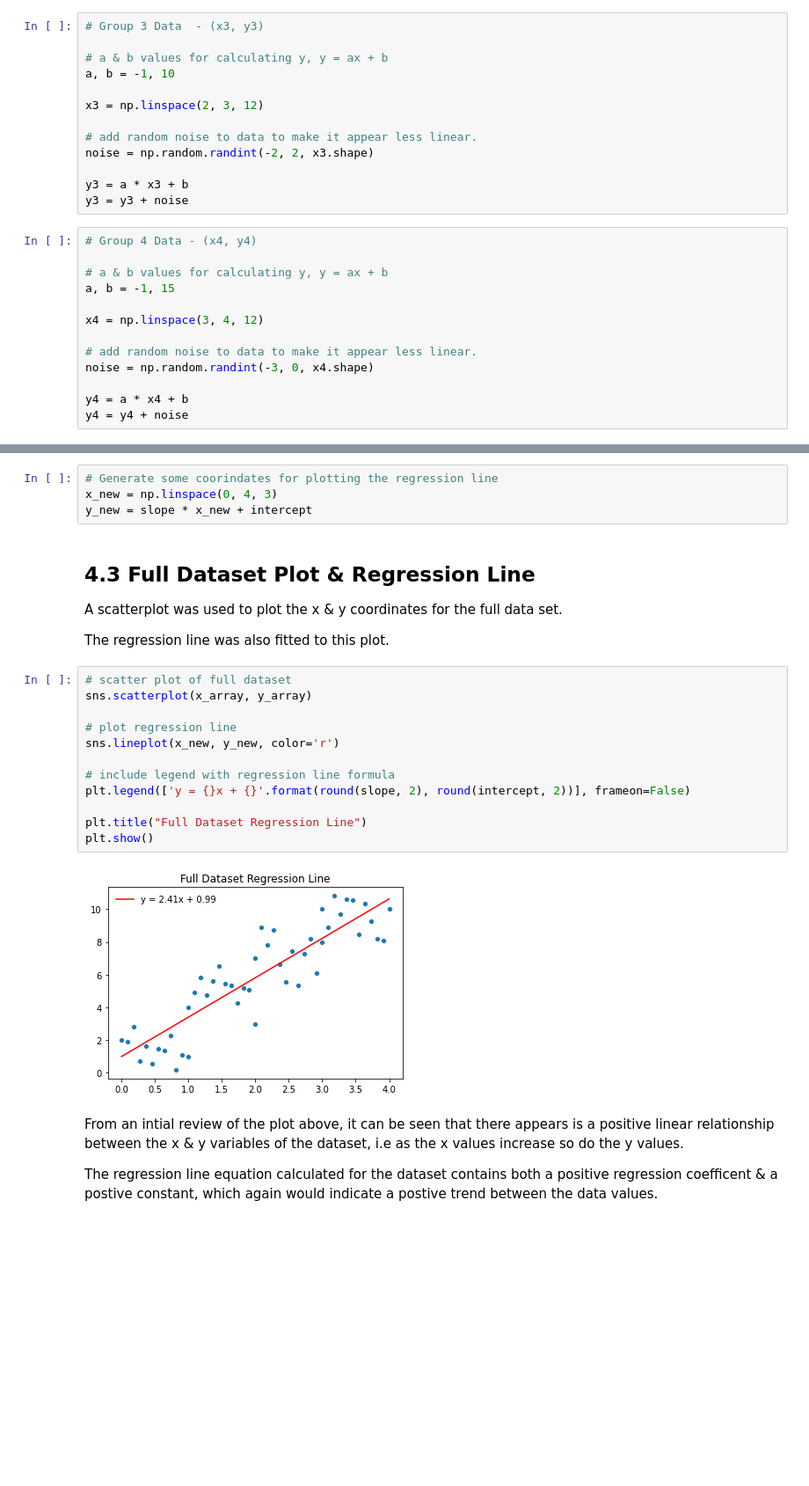
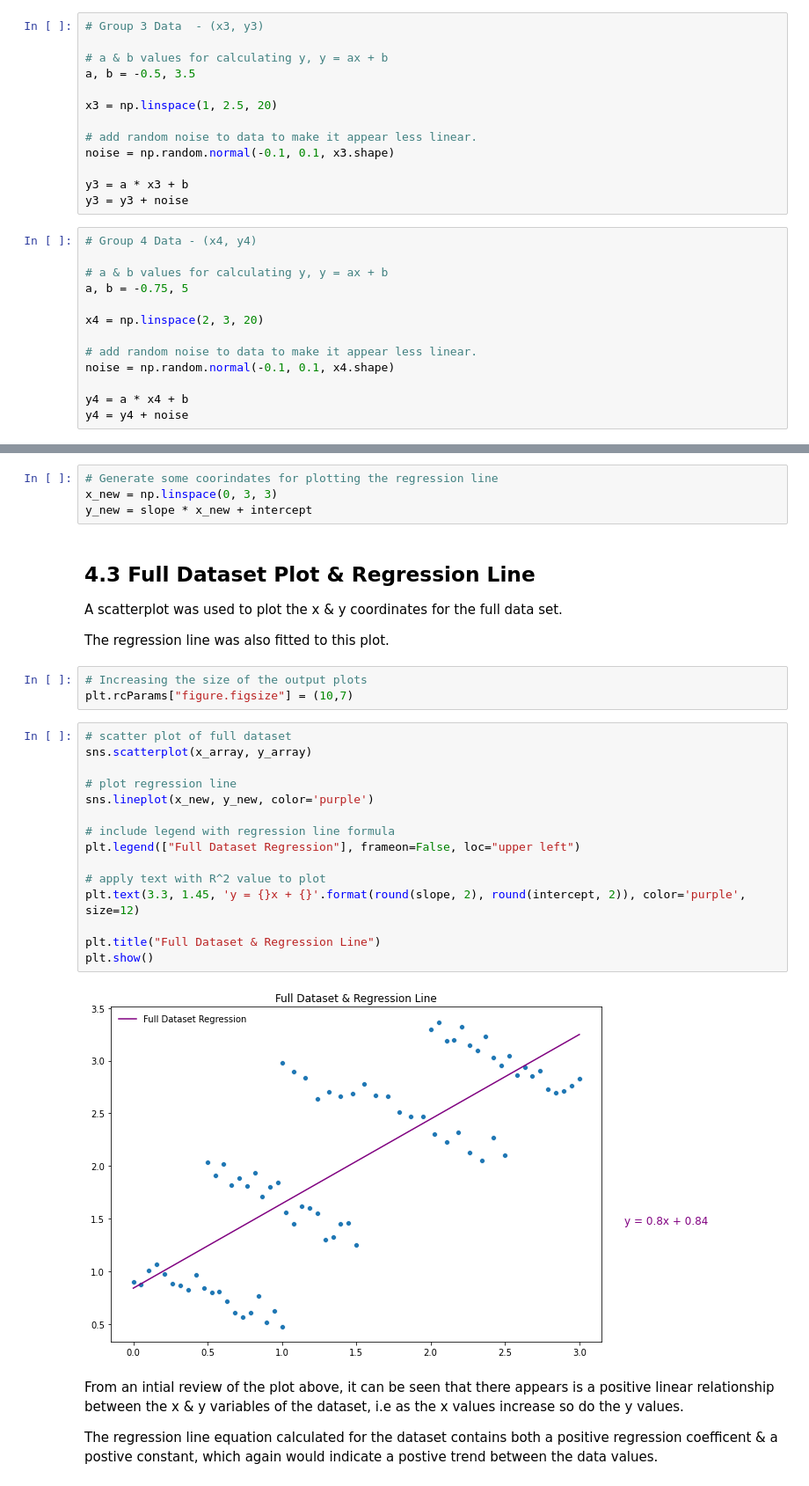
Before and after one commit to PaulSweeney89/FDA-Tasks, a Jupyter notebook: Tasks Jupyter.ipynb, the cells around one changed output, grey strips where cells are left out. Shown at 88% size. Drawn from its saved outputs; the diff is of its cells as text; blank space fills up the shorter version.

Commit message:
updates to task 4, linear regression R-Squared calcs added

```diff
--- a/Tasks Jupyter.ipynb
+++ b/Tasks Jupyter.ipynb
@@ -698,12 +699,12 @@ y2 = y2 + noise
 # Group 3 Data  - (x3, y3)
 
 # a & b values for calculating y, y = ax + b
-a, b = -1, 10
+a, b = -0.5, 3.5
 
-x3 = np.linspace(2, 3, 12)
+x3 = np.linspace(1, 2.5, 20)
 
 # add random noise to data to make it appear less linear.
-noise = np.random.randint(-2, 2, x3.shape)
+noise = np.random.normal(-0.1, 0.1, x3.shape)
 
 y3 = a * x3 + b
 y3 = y3 + noise
@@ -711,12 +712,12 @@ y3 = y3 + noise
 # Group 4 Data - (x4, y4)
 
 # a & b values for calculating y, y = ax + b
-a, b = -1, 15
+a, b = -0.75, 5
 
-x4 = np.linspace(3, 4, 12)
+x4 = np.linspace(2, 3, 20)
 
 # add random noise to data to make it appear less linear.
-noise = np.random.randint(-3, 0, x4.shape)
+noise = np.random.normal(-0.1, 0.1, x4.shape)
 
 y4 = a * x4 + b
 y4 = y4 + noise
@@ -750,6 +751,6 @@ y =  2.41 x +  0.99
 # %%
 # Generate some coorindates for plotting the regression line
-x_new = np.linspace(0, 4, 3)
+x_new = np.linspace(0, 3, 3)
 y_new = slope * x_new + intercept
 # %% [markdown]
 ## 4.3 Full Dataset Plot & Regression Line
@@ -757,20 +758,26 @@ y_new = slope * x_new + intercept
 A scatterplot was used to plot the x & y coordinates for the full data set.
 
 The regression line was also fitted to this plot.
+# %%
+# Increasing the size of the output plots
+plt.rcParams["figure.figsize"] = (10,7)
 # %%
 # scatter plot of full dataset
 sns.scatterplot(x_array, y_array)
 
 # plot regression line
-sns.lineplot(x_new, y_new, color='r')
+sns.lineplot(x_new, y_new, color='purple')
 
 # include legend with regression line formula
-plt.legend(['y = {}x + {}'.format(round(slope, 2), round(intercept, 2))], frameon=False)
+plt.legend(["Full Dataset Regression"], frameon=False, loc="upper left")
 
-plt.title("Full Dataset Regression Line")
+# apply text with R^2 value to plot
+plt.text(3.3, 1.45, 'y = {}x + {}'.format(round(slope, 2), round(intercept, 2)), color='purple', size=12)
+
+plt.title("Full Dataset & Regression Line")
 plt.show()
 # %% [output]
-[figure, old version]
+[figure, new version]
 # %% [markdown]
 From an intial review of the plot above, it can be seen that there appears is a positive linear relationship between the x & y variables of the dataset, i.e as the x values increase so do the y values.
 
```
Also changed, not shown: parts of 21 cells of this notebook.
